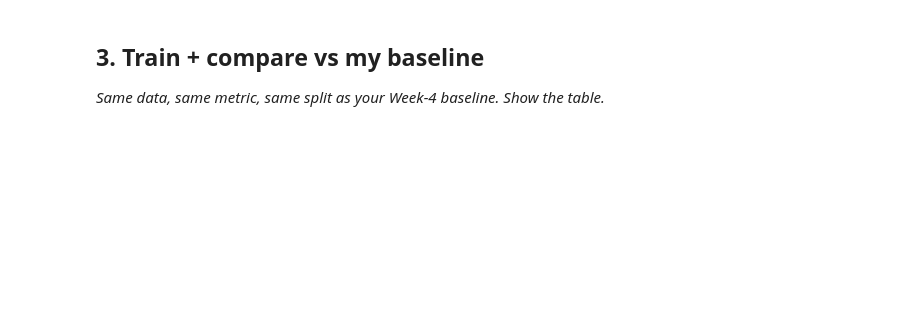
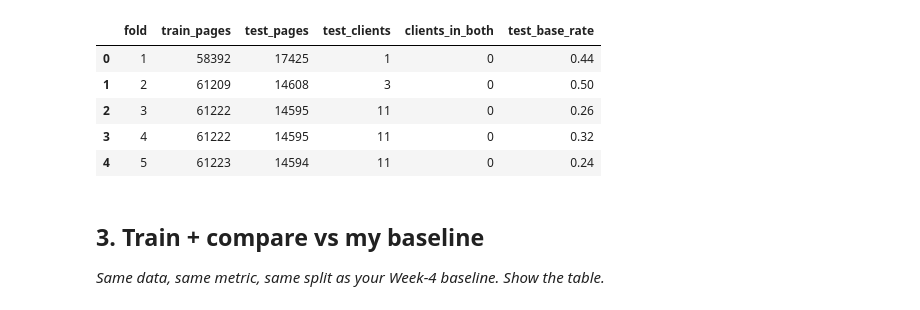
Before and after one commit to jjcodes999/flyrank-ml-repo, a Jupyter notebook: work/notebooks/w05_model.ipynb, the cells around one changed output. Drawn from its saved outputs; the diff is of its cells as text; code cells hidden in the pictures; blank space fills up the shorter version.

```diff
--- a/work/notebooks/w05_model.ipynb
+++ b/work/notebooks/w05_model.ipynb
@@ -23,3 +113,30 @@ This skeleton is yours to fill. Work the sections **in order** — each one has
+# %%
+# SPLIT DESIGN: 5 "exams", grouped by client
+# Each fold hides about 1/5 of the clients; models train on the rest and are tested on the hidden ones.
+from sklearn.model_selection import GroupKFold
+
+folds = list(GroupKFold(n_splits=5).split(pages, groups=pages["client_hash_id"]))
+
+rows = []
+for i, (train_idx, test_idx) in enumerate(folds, 1):
+    train_clients = set(pages.iloc[train_idx]["client_hash_id"])
+    test_clients = set(pages.iloc[test_idx]["client_hash_id"])
+    rows.append({
+        "fold": i,
+        "train_pages": len(train_idx),
+        "test_pages": len(test_idx),
+        "test_clients": len(test_clients),
+        "clients_in_both": len(train_clients & test_clients),   # must be 0
+        "test_base_rate": round(pages.iloc[test_idx]["still_under"].mean(), 2),
+    })
+display(pd.DataFrame(rows))
+# %% [output]
+|  | fold | train_pages | test_pages | test_clients | clients_in_both | test_base_rate |
+| 0 | 1 | 58392 | 17425 | 1 | 0 | 0.44 |
+| 1 | 2 | 61209 | 14608 | 3 | 0 | 0.50 |
+| 2 | 3 | 61222 | 14595 | 11 | 0 | 0.26 |
+| 3 | 4 | 61222 | 14595 | 11 | 0 | 0.32 |
+| 4 | 5 | 61223 | 14594 | 11 | 0 | 0.24 |
 # %% [markdown]
 ## 3. Train + compare vs my baseline
 
```
Also changed, not shown: parts of 10 cells of this notebook.
